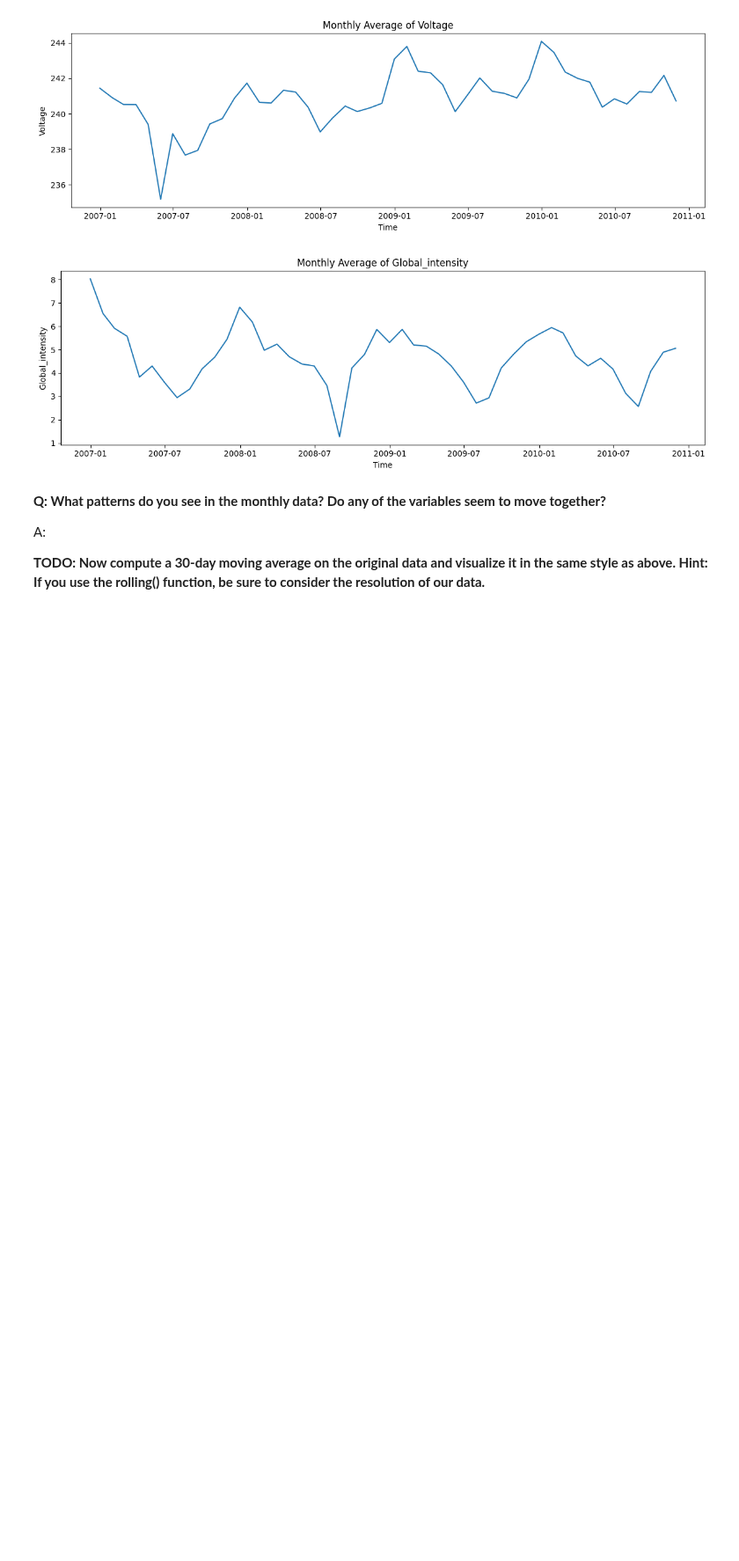
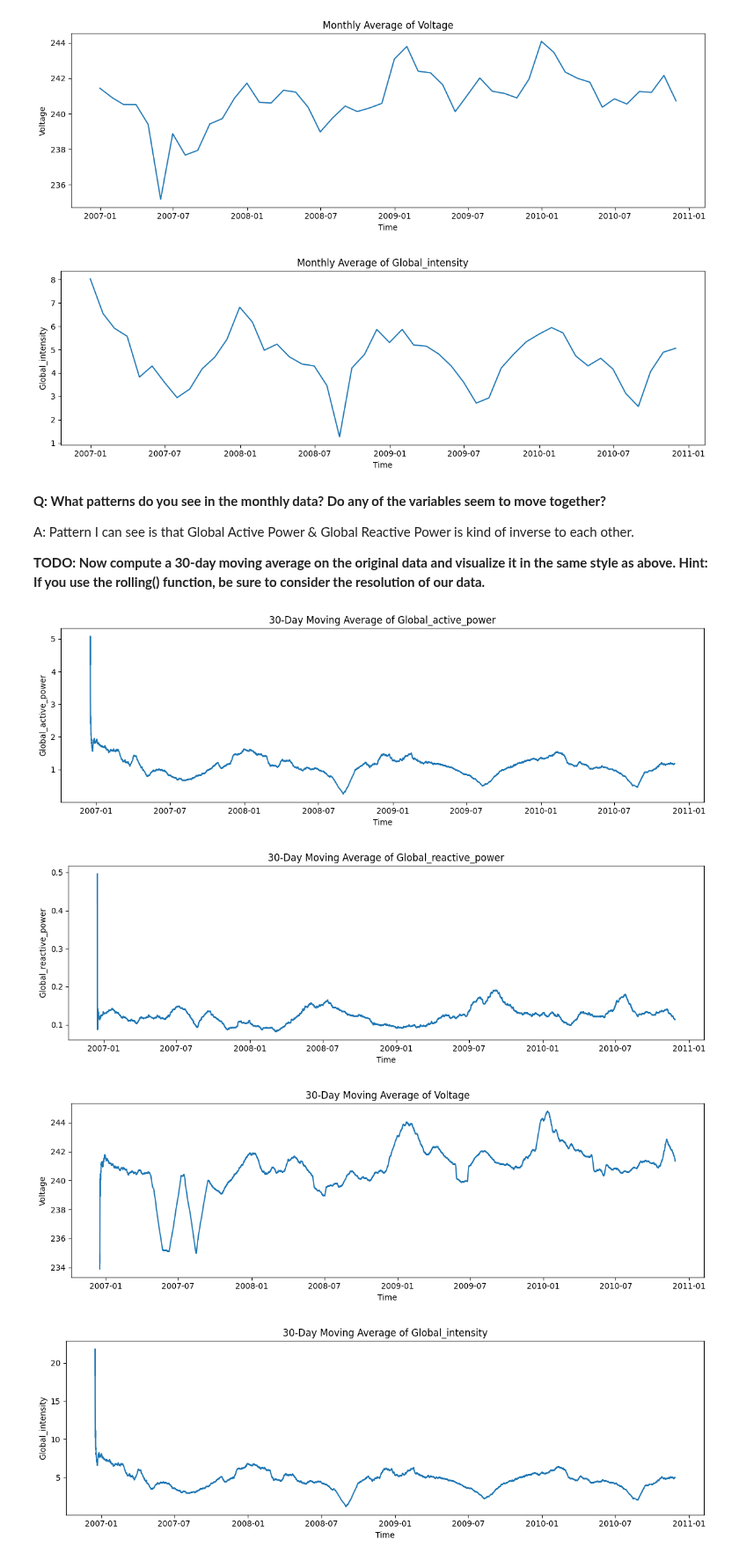
Before and after one commit to BPALAN-USD/AAI-530, a Jupyter notebook: AAI530_Module2_BhavinPalan_Assignment.ipynb, the cells around one changed output. Shown at 88% size. Cells and saved outputs as stored; diff of their text form; code cells hidden in the pictures; blank space fills up the shorter version.

```diff
--- a/AAI530_Module2_BhavinPalan_Assignment.ipynb
+++ b/AAI530_Module2_BhavinPalan_Assignment.ipynb
@@ -335,8 +335,14 @@ for var in variables:
 # %% [markdown]
 **Q: What patterns do you see in the monthly data? Do any of the variables seem to move together?**
 
-A:
+A: Pattern I can see is that Global Active Power & Global Reactive Power is kind of inverse to each other.
 
 **TODO: Now compute a 30-day moving average on the original data and visualize it in the same style as above. Hint: If you use the rolling() function, be sure to consider the resolution of our data.**
 # %%
 #compute your moving average here
+
+
+df_num = df_clean.select_dtypes(include="number")
+
+
+df_30d = df_num.rolling(window="30D").mean()
@@ -345,3 +349,28 @@ A:
+# %%
+#build your line chart on the moving average here
+
+import matplotlib.pyplot as plt
+
+variables = [
+    "Global_active_power",
+    "Global_reactive_power",
+    "Voltage",
+    "Global_intensity"
+]
+
+for var in variables:
+    plt.figure(figsize=(12, 4))
+    plt.plot(df_30d.index, df_30d[var])
+    plt.title(f"30-Day Moving Average of {var}")
+    plt.xlabel("Time")
+    plt.ylabel(var)
+    plt.tight_layout()
+    plt.show()
+# %% [output]
+[figure, added]
+[figure, added]
+[figure, added]
+[figure, added]
 # %% [markdown]
 **Q: How does the moving average compare to the monthly average? Which is a more effective way to visualize this data and why?**
 
```
Also changed, not shown: parts of 4 cells of this notebook.
